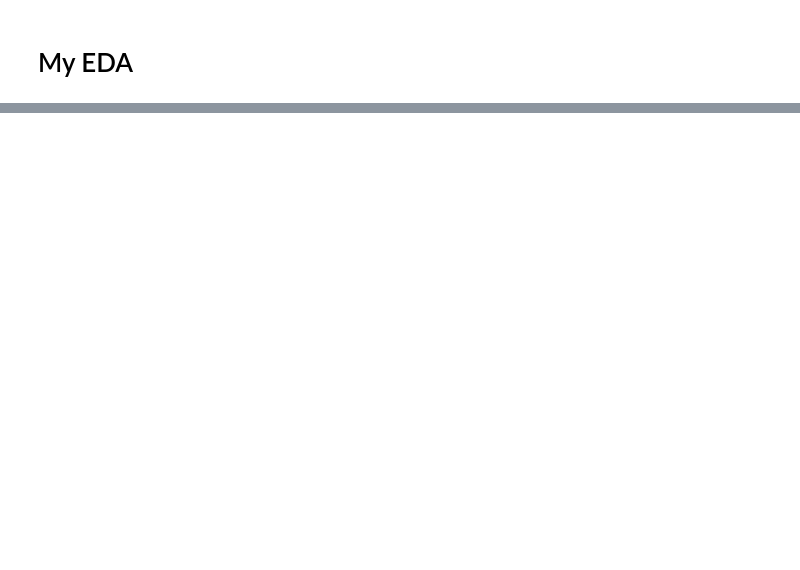
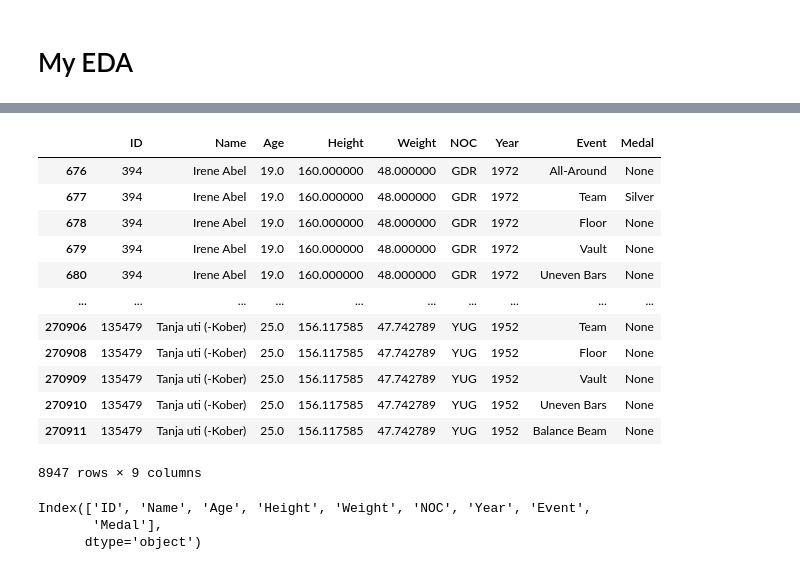
Before and after one commit to RyanJTalbot/MSDS, a Jupyter notebook: Core/Data Mining Foundations/Data Mining Project/Project/competition_gym2023/kaggle-data/kaggle_women.ipynb, the cells around one changed output, grey strips where cells are left out. Drawn from its saved outputs; the diff is of its cells as text; code cells hidden in the pictures; blank space fills up the shorter version.

```diff
--- a/Core/Data Mining Foundations/Data Mining Project/Project/competition_gym2023/kaggle-data/kaggle_women.ipynb
+++ b/Core/Data Mining Foundations/Data Mining Project/Project/competition_gym2023/kaggle-data/kaggle_women.ipynb
@@ -1348,0 +515,2 @@ plt.plot(medal_stats['Year'].values, medal_stats['Height'].values)
+# %%
+df=df.drop(columns=["Sex", "Team", "Games", "Season", "City", "Sport"])
@@ -1348,0 +536,11 @@ plt.plot(medal_stats['Year'].values, medal_stats['Height'].values)
+# %%
+# Calculate the average of the column
+Height = df['Height'].mean()
+Weight = df['Weight'].mean()
+Age = df['Age'].mean()
+
+
+# Fill missing values with the average
+df['Height'].fillna(Height, inplace=True)
+df['Weight'].fillna(Weight, inplace=True)
+df['Age'].fillna(Age, inplace=True)
@@ -1348,0 +566,2 @@ plt.plot(medal_stats['Year'].values, medal_stats['Height'].values)
+# %%
+df['Medal'].fillna("None", inplace=True)
@@ -1348,0 +581,22 @@ plt.plot(medal_stats['Year'].values, medal_stats['Height'].values)
+# %%
+df
+# %% [output]
+|  | ID | Name | Age | Height | Weight | NOC | Year | Event | Medal |
+| 676 | 394 | Irene Abel | 19.0 | 160.000000 | 48.000000 | GDR | 1972 | All-Around | None |
+| 677 | 394 | Irene Abel | 19.0 | 160.000000 | 48.000000 | GDR | 1972 | Team | Silver |
+| 678 | 394 | Irene Abel | 19.0 | 160.000000 | 48.000000 | GDR | 1972 | Floor | None |
+| 679 | 394 | Irene Abel | 19.0 | 160.000000 | 48.000000 | GDR | 1972 | Vault | None |
+| 680 | 394 | Irene Abel | 19.0 | 160.000000 | 48.000000 | GDR | 1972 | Uneven Bars | None |
+| ... | ... | ... | ... | ... | ... | ... | ... | ... | ... |
+| 270906 | 135479 | Tanja uti (-Kober) | 25.0 | 156.117585 | 47.742789 | YUG | 1952 | Team | None |
+| 270908 | 135479 | Tanja uti (-Kober) | 25.0 | 156.117585 | 47.742789 | YUG | 1952 | Floor | None |
+| 270909 | 135479 | Tanja uti (-Kober) | 25.0 | 156.117585 | 47.742789 | YUG | 1952 | Vault | None |
+| 270910 | 135479 | Tanja uti (-Kober) | 25.0 | 156.117585 | 47.742789 | YUG | 1952 | Uneven Bars | None |
+| 270911 | 135479 | Tanja uti (-Kober) | 25.0 | 156.117585 | 47.742789 | YUG | 1952 | Balance Beam | None |
+8947 rows × 9 columns
+# %%
+df.columns
+# %% [output]
+Index(['ID', 'Name', 'Age', 'Height', 'Weight', 'NOC', 'Year', 'Event',
+       'Medal'],
+      dtype='object')
```
Also changed, not shown: parts of 90 cells of this notebook, 38 other files.
